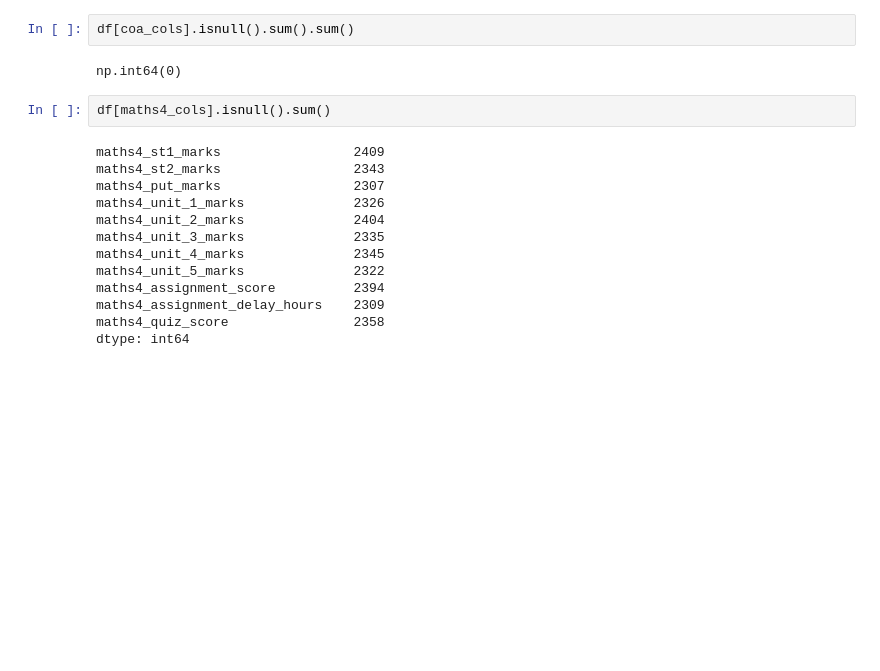
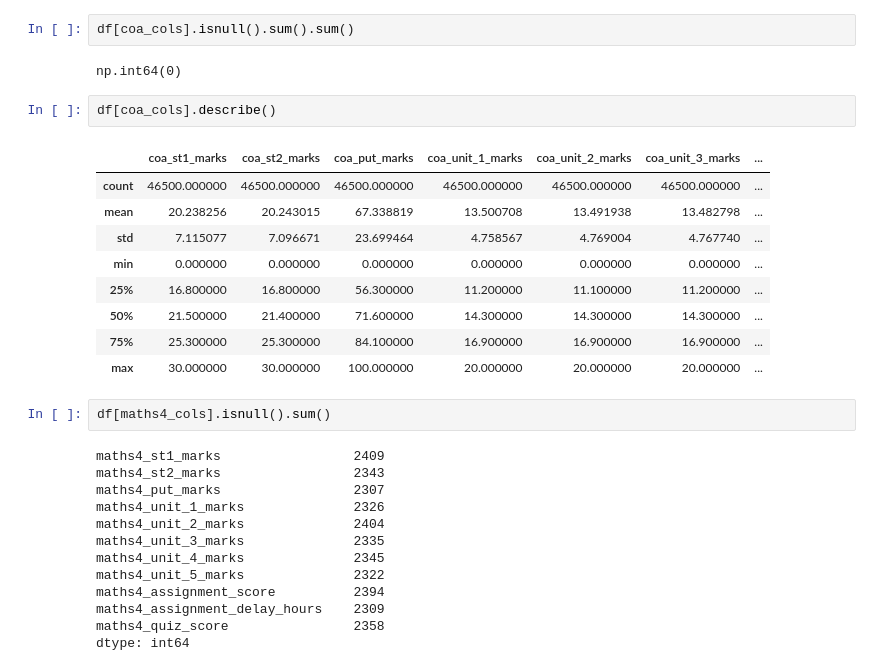
Before and after one commit to ayushdubey-dev/edu-growth, a Jupyter notebook: notebooks/01_eda_data_cleaning.ipynb, the cells around one changed output. Drawn from its saved outputs; the diff is of its cells as text; blank space fills up the shorter version.

```diff
--- a/notebooks/01_eda_data_cleaning.ipynb
+++ b/notebooks/01_eda_data_cleaning.ipynb
@@ -664,6 +686,18 @@ df[coa_cols] = df[coa_cols].fillna(0)
 df[coa_cols].isnull().sum().sum()
 # %% [output]
 np.int64(0)
+# %%
+df[coa_cols].describe()
+# %% [output]
+|  | coa_st1_marks | coa_st2_marks | coa_put_marks | coa_unit_1_marks | coa_unit_2_marks | coa_unit_3_marks | ... |
+| count | 46500.000000 | 46500.000000 | 46500.000000 | 46500.000000 | 46500.000000 | 46500.000000 | ... |
+| mean | 20.238256 | 20.243015 | 67.338819 | 13.500708 | 13.491938 | 13.482798 | ... |
+| std | 7.115077 | 7.096671 | 23.699464 | 4.758567 | 4.769004 | 4.767740 | ... |
+| min | 0.000000 | 0.000000 | 0.000000 | 0.000000 | 0.000000 | 0.000000 | ... |
+| 25% | 16.800000 | 16.800000 | 56.300000 | 11.200000 | 11.100000 | 11.200000 | ... |
+| 50% | 21.500000 | 21.400000 | 71.600000 | 14.300000 | 14.300000 | 14.300000 | ... |
+| 75% | 25.300000 | 25.300000 | 84.100000 | 16.900000 | 16.900000 | 16.900000 | ... |
+| max | 30.000000 | 30.000000 | 100.000000 | 20.000000 | 20.000000 | 20.000000 | ... |
 # %%
 df[maths4_cols].isnull().sum()
 # %% [output]
```
Also changed, not shown: parts of 19 cells of this notebook.
